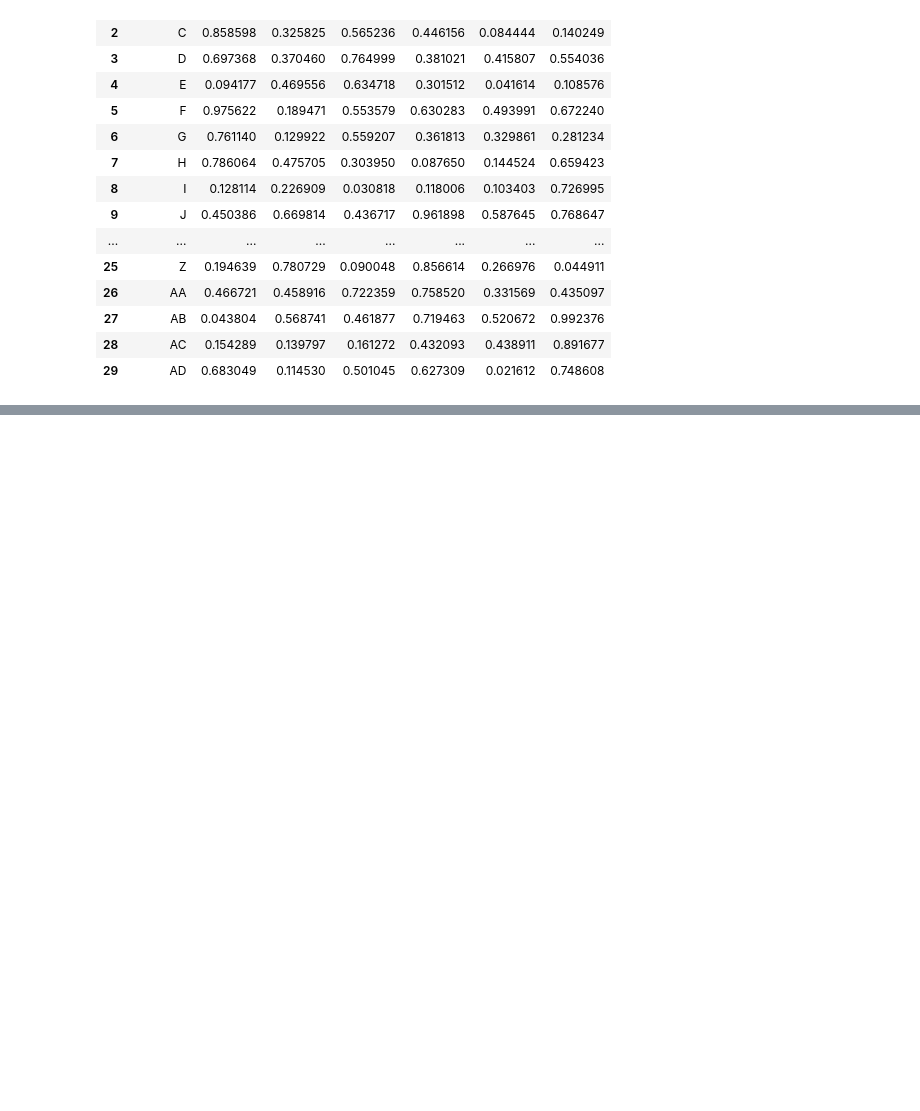
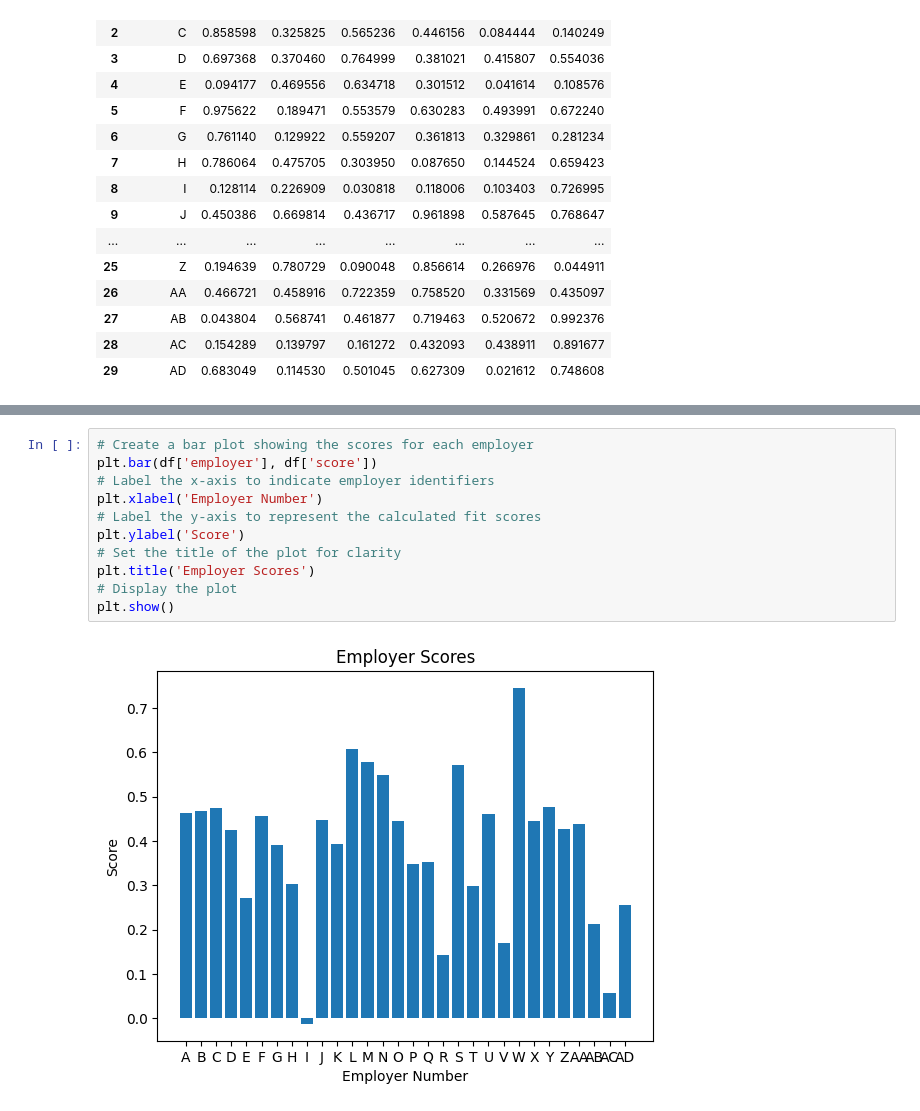
Before and after one commit to do-while-do/the-37percentage-rule, a Jupyter notebook: prime_37_job_search_37percentage_rule.ipynb, the cells around one changed output, grey strips where cells are left out. Cells and saved outputs as stored; diff of their text form; blank space fills up the shorter version.

```diff
--- a/prime_37_job_search_37percentage_rule.ipynb
+++ b/prime_37_job_search_37percentage_rule.ipynb
@@ -417,0 +387,13 @@ We evaluate performance via simulation:
+# %%
+# Create a bar plot showing the scores for each employer
+plt.bar(df['employer'], df['score'])
+# Label the x-axis to indicate employer identifiers
+plt.xlabel('Employer Number')
+# Label the y-axis to represent the calculated fit scores
+plt.ylabel('Score')
+# Set the title of the plot for clarity
+plt.title('Employer Scores')
+# Display the plot
+plt.show()
+# %% [output]
+[figure, added]
```
Also changed, not shown: parts of 15 cells of this notebook.
